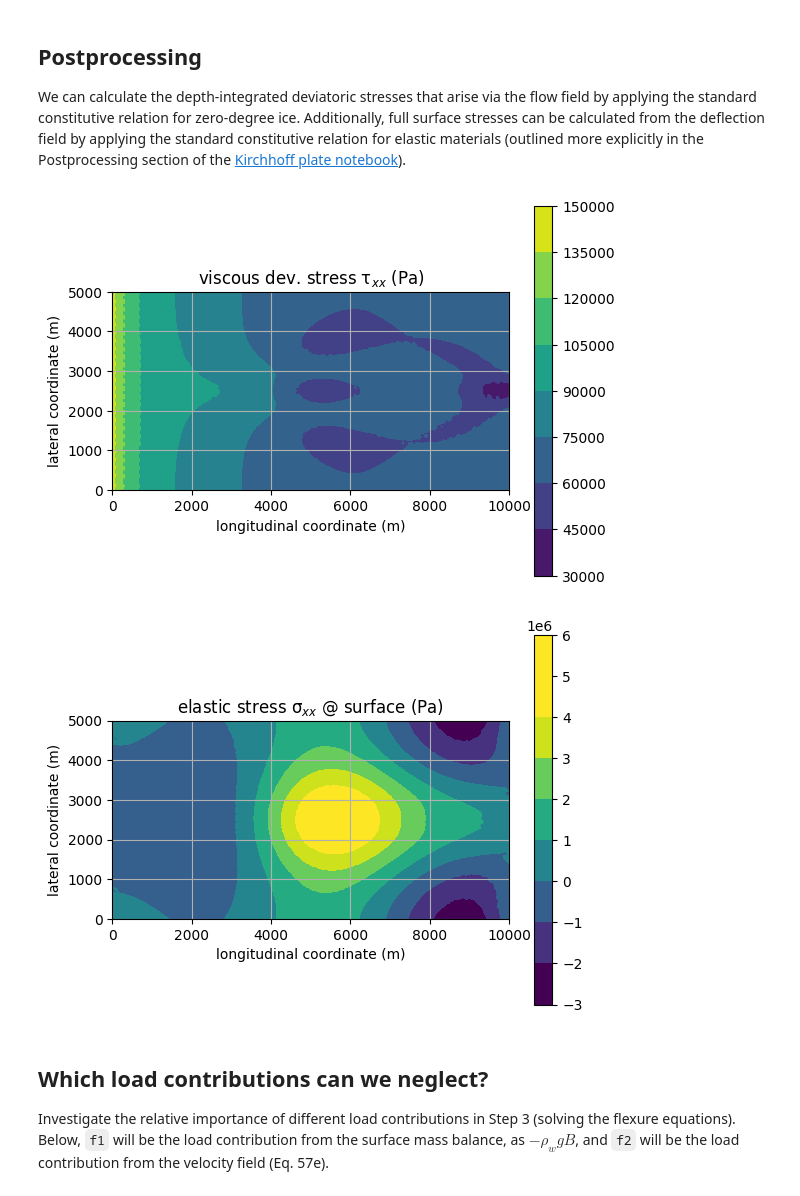
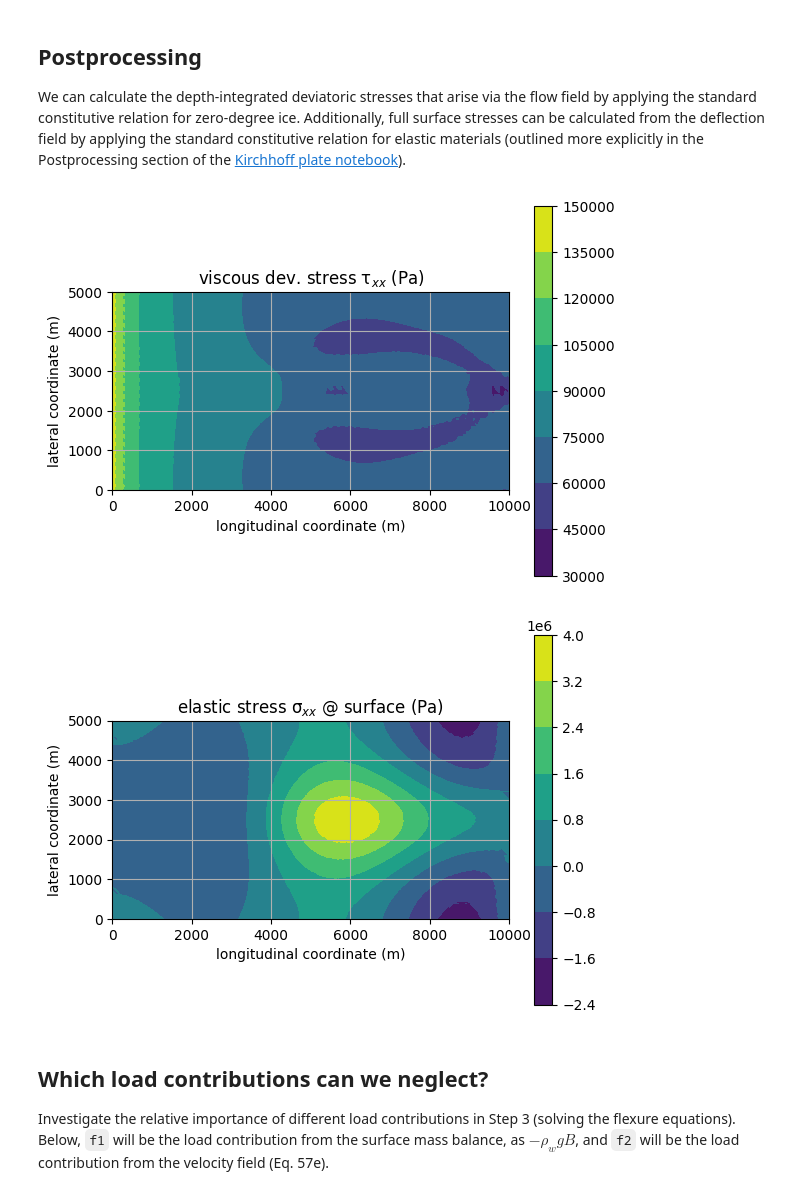
Before and after one commit to chrismiele/weird_flex, a Jupyter notebook: 3_coupled_flow_flexure_elastic.ipynb, the cells around one changed output. Saved outputs shown, nothing was run; the diff lists cells and outputs as text; code cells hidden in the pictures.

```diff
--- a/3_coupled_flow_flexure_elastic.ipynb
+++ b/3_coupled_flow_flexure_elastic.ipynb
@@ -113,7 +111,7 @@ To provide a load for the flexure solver, surface mass balance is chosen to melt
 ################################
 ################################
 
-Δt = 1 #length of timestep in years
+Δt = 0.5 #length of timestep in years
 num_timesteps = 50
 
 ##################################
@@ -373,35 +371,35 @@ We can calculate the depth-integrated deviatoric stresses that arise via the flo
 
 fig, ax = plt.subplots()
 ax.set_aspect('equal')
 plt.title('viscous dev. stress τ$_{xx}$ (Pa)')
 stress_plot = tricontourf(τxx, axes=ax)
 plt.colorbar(stress_plot)
 plt.xlabel('longitudinal coordinate (m)')
 plt.ylabel('lateral coordinate (m)')
 plt.grid()
 plt.show()
 
 ########################
 ########################
 ### elastic stresses ###
 ########################
 ########################
 
 σ_surf = -1/2*λ_1*H*grad(grad(Ση)) - 1/2*λ_2*H*tr(grad(grad(Ση)))*Identity(2) #stress tensor at the surface (ζ = H/2)
 σxx = project(σ_surf[0, 0], Q1)
 
 fig, ax = plt.subplots()
 ax.set_aspect('equal')
 plt.title('elastic stress σ$_{xx}$ @ surface (Pa)')
-stress_plot = tricontourf(σxx, axes=ax, vmin = -2.4e6, vmax = 4.0e6)
+stress_plot = tricontourf(σxx, axes=ax)
 plt.colorbar(stress_plot)
 plt.xlabel('longitudinal coordinate (m)')
 plt.ylabel('lateral coordinate (m)')
 plt.grid()
 plt.show()
 # %% [output]
 [figure]
-[figure, old version]
+[figure, new version]
 # %% [markdown]
 ## Which load contributions can we neglect?
 
```
Also changed, not shown: parts of 5 cells of this notebook.
